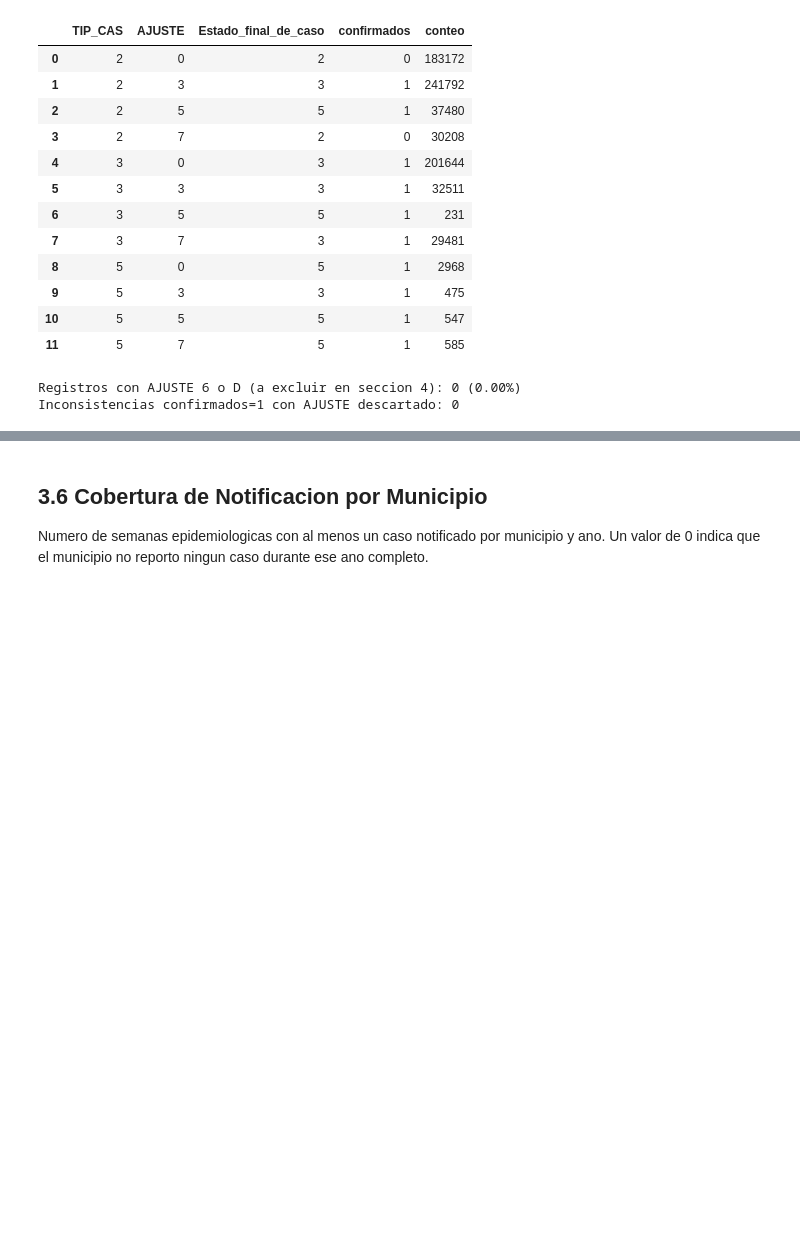
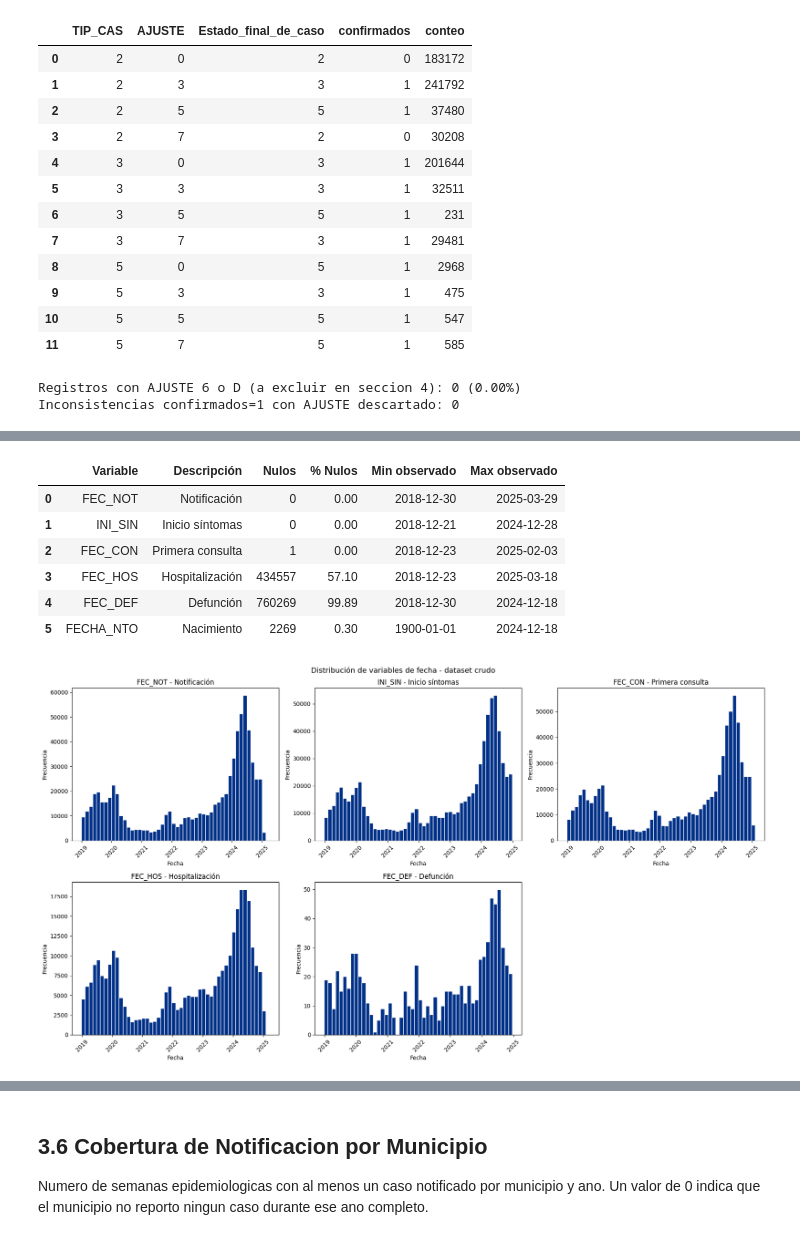
Before and after one commit to Edmh1/dengue-surveillance-magdalena, a Jupyter notebook: notebooks/eda_dengue_v4.ipynb, the cells around one changed output, grey strips where cells are left out. Saved outputs shown, nothing was run; the diff lists cells and outputs as text; code cells hidden in the pictures; blank space fills up the shorter version.

```diff
--- a/notebooks/eda_dengue_v4.ipynb
+++ b/notebooks/eda_dengue_v4.ipynb
@@ -477,3 +516,55 @@ plt.show()
+# %%
+fecha_cols = ["FEC_NOT", "INI_SIN", "FEC_CON", "FEC_HOS", "FEC_DEF", "FECHA_NTO"]
+fecha_labels = ["Notificación", "Inicio síntomas", "Primera consulta",
+                "Hospitalización", "Defunción", "Nacimiento"]
+
+resumen_fechas = []
+for col, label in zip(fecha_cols, fecha_labels):
+    serie = pd.to_datetime(df_raw[col], errors="coerce")
+    n_nulos = serie.isna().sum()
+    resumen_fechas.append({
+        "Variable": col,
+        "Descripción": label,
+        "Nulos": n_nulos,
+        "% Nulos": round(n_nulos / len(df_raw) * 100, 2),
+        "Min observado": serie.min().date() if pd.notna(serie.min()) else None,
+        "Max observado": serie.max().date() if pd.notna(serie.max()) else None
+    })
+
+df_fechas = pd.DataFrame(resumen_fechas)
+display(df_fechas)
+
+# histogramas — excluye FECHA_NTO por escala
+fecha_cols_hist = ["FEC_NOT", "INI_SIN", "FEC_CON", "FEC_HOS", "FEC_DEF"]
+fecha_labels_hist = ["Notificación", "Inicio síntomas", "Primera consulta",
+                     "Hospitalización", "Defunción"]
+
+fig, axes = plt.subplots(2, 3, figsize=(18, 10))
+axes = axes.flatten()
+
+for i, (col, label) in enumerate(zip(fecha_cols_hist, fecha_labels_hist)):
+    serie = pd.to_datetime(df_raw[col], errors="coerce").dropna()
+    axes[i].hist(serie, bins=50, color=INS_AZUL, edgecolor="white")
+    axes[i].set_title(f"{col} - {label}")
+    axes[i].set_xlabel("Fecha")
+    axes[i].set_ylabel("Frecuencia")
+    axes[i].tick_params(axis="x", rotation=45)
+
+axes[5].set_visible(False)
+
+plt.suptitle("Distribución de variables de fecha - dataset crudo", fontsize=13)
+plt.tight_layout()
+plt.savefig(DIR_FIGURAS / "distribucion_fechas.png", dpi=150, bbox_inches="tight")
+plt.show()
+# %% [output]
+|  | Variable | Descripción | Nulos | % Nulos | Min observado | Max observado |
+| 0 | FEC_NOT | Notificación | 0 | 0.00 | 2018-12-30 | 2025-03-29 |
+| 1 | INI_SIN | Inicio síntomas | 0 | 0.00 | 2018-12-21 | 2024-12-28 |
+| 2 | FEC_CON | Primera consulta | 1 | 0.00 | 2018-12-23 | 2025-02-03 |
+| 3 | FEC_HOS | Hospitalización | 434557 | 57.10 | 2018-12-23 | 2025-03-18 |
+| 4 | FEC_DEF | Defunción | 760269 | 99.89 | 2018-12-30 | 2024-12-18 |
+| 5 | FECHA_NTO | Nacimiento | 2269 | 0.30 | 1900-01-01 | 2024-12-18 |
+[figure, added]
 # %% [markdown]
 La edad presenta una mediana aproximada de 16 anos con el 50% de los casos concentrado entre los 9 y 31 anos, lo que indica una afectacion predominante en poblacion joven. Se identificaron 3 registros con edad superior a 120 anos que seran corregidos en la etapa de limpieza. La unidad de medida confirma que practicamente la totalidad de los registros expresan la edad en anos (UNI_MED = 1), con una fraccion minima en meses y dias que requerira normalizacion.
 
```
Also changed, not shown: parts of 35 cells of this notebook.
